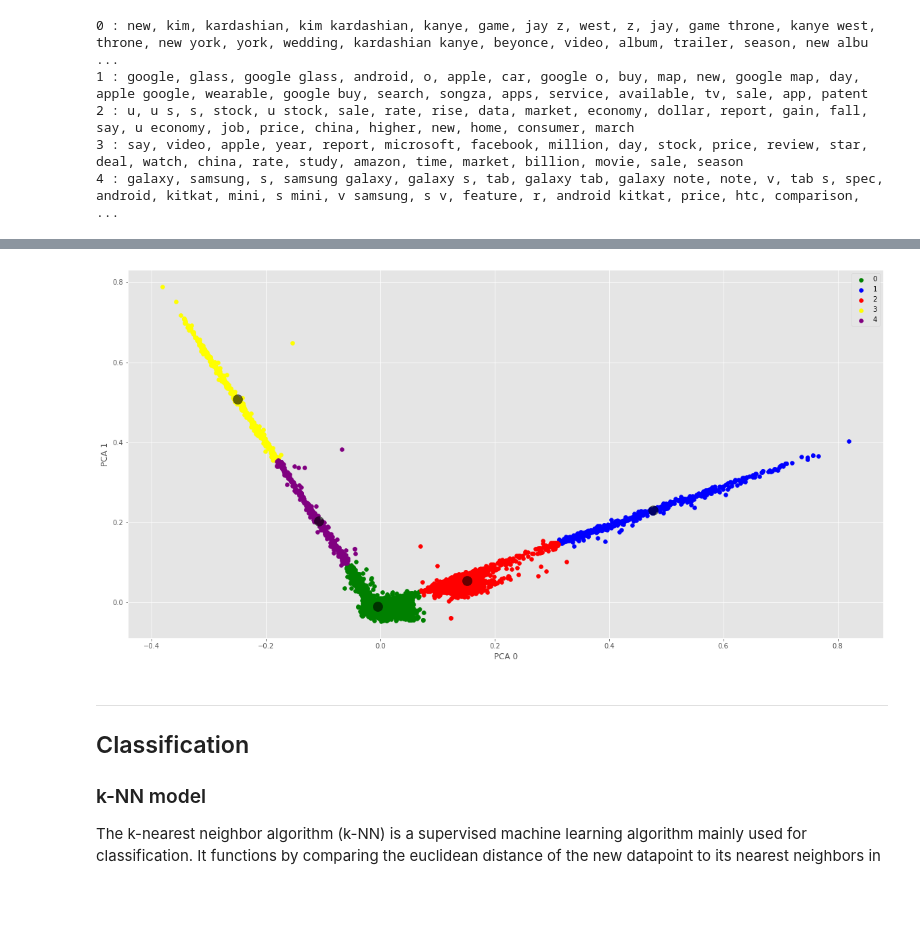
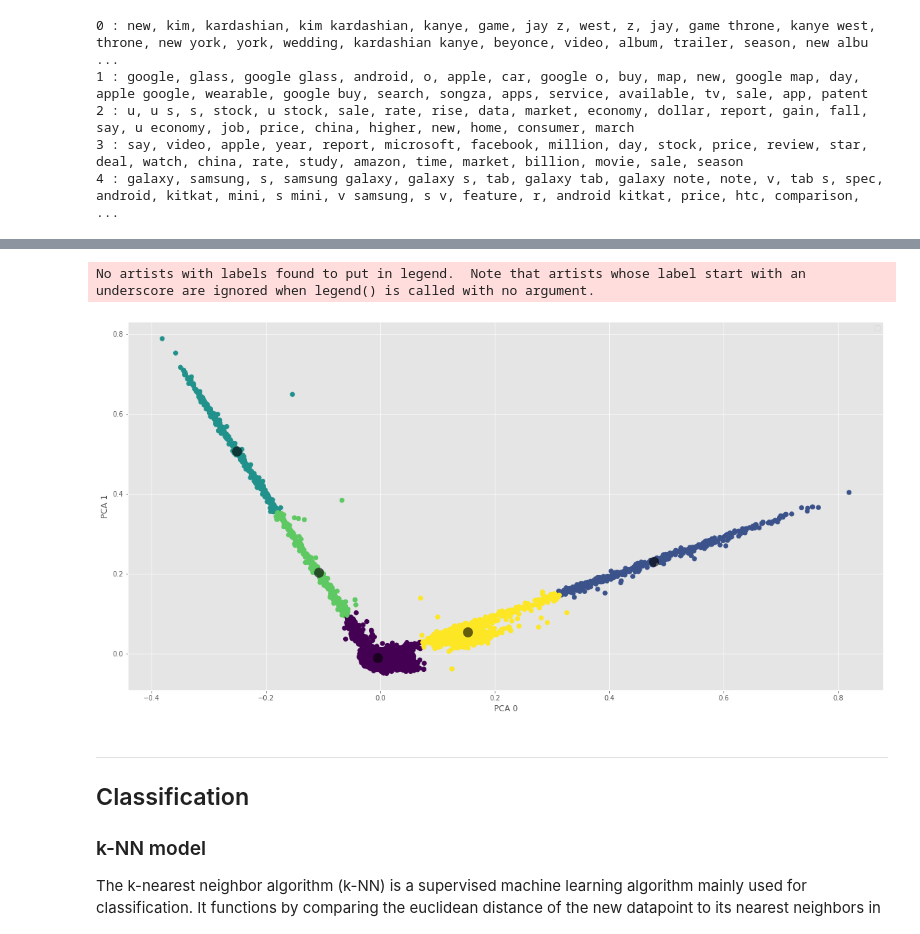
Before and after one commit to MartinRybergLaude/dm1590-project, a Jupyter notebook: newspapers.ipynb, the cells around one changed output, grey strips where cells are left out. Saved outputs shown, nothing was run; the diff lists cells and outputs as text; code cells hidden in the pictures; blank space fills up the shorter version.

Commit message:
Improve clustering readability & add descriptions

```diff
--- a/newspapers.ipynb
+++ b/newspapers.ipynb
@@ -316,38 +320,31 @@ for num, centroid in enumerate(common_words):
 # %%
 
-
-
+# Apply PCA transformation on the vectorized matrix
 pca = PCA(n_components=2)
 Y_sklearn = pca.fit_transform(vec_matrix.todense())
-
-scatter_x = Y_sklearn[:, 0]  # First principle component
-scatter_y = Y_sklearn[:, 1]  # Second principle component
 
 fitted = kmeans.fit(Y_sklearn)
 prediction = kmeans.predict(Y_sklearn)
 
 plt.style.use('ggplot')
 
 fig, ax = plt.subplots()
 fig.set_size_inches(20, 10)
 
-# Color map for NUMBER_OF_CLUSTERS we have
-cmap = {0: 'green', 1: 'blue', 2: 'red', 3: 'yellow', 4: 'purple'}
+# Plot the transformed data and color code by cluster prediction
+plt.scatter(Y_sklearn[:, 0], Y_sklearn[:, 1],
+            c=prediction, s=40, cmap='viridis', linewidths=1)
 
-# Group by clusters and scatter plot every cluster
-# With a colour and a label
-for group in np.unique(prediction):
-    ix = np.where(prediction == group)
-    ax.scatter(scatter_x[ix], scatter_y[ix], c=cmap[group], label=group)
-
+# Plot the cluster centers for visual guidance
 centers = fitted.cluster_centers_
 plt.scatter(centers[:, 0], centers[:, 1], c='black', s=200, alpha=0.6)
 ax.legend()
 plt.xlabel("PCA 0")
 plt.ylabel("PCA 1")
 plt.show()
 # %% [output]
+No artists with labels found to put in legend.  Note that artists whose label start with an underscore are ignored when legend() is called with no argument.
-[figure, old version]
+[figure, new version]
 # %% [markdown]
 ---
 ## Classification
```
Also changed, not shown: parts of 4 cells of this notebook.
